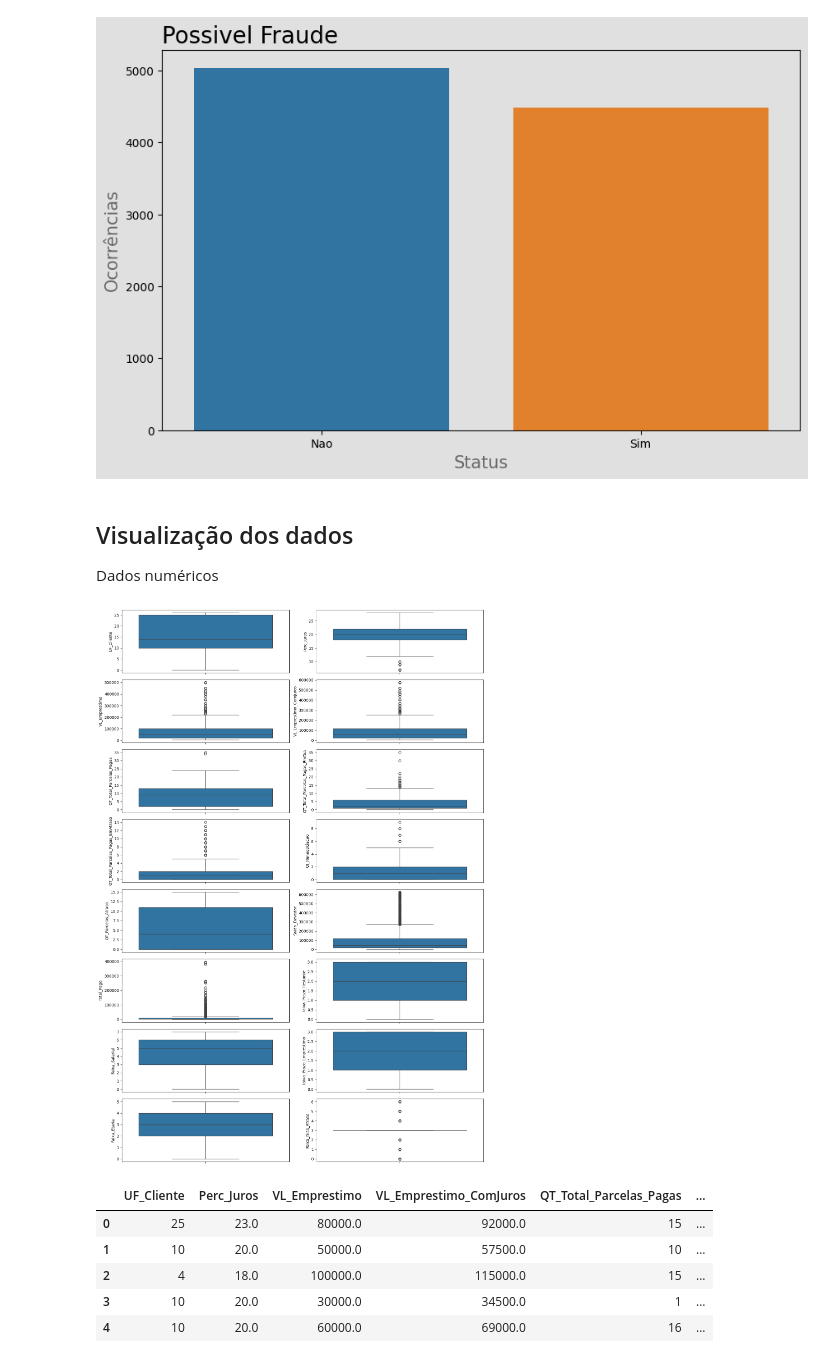
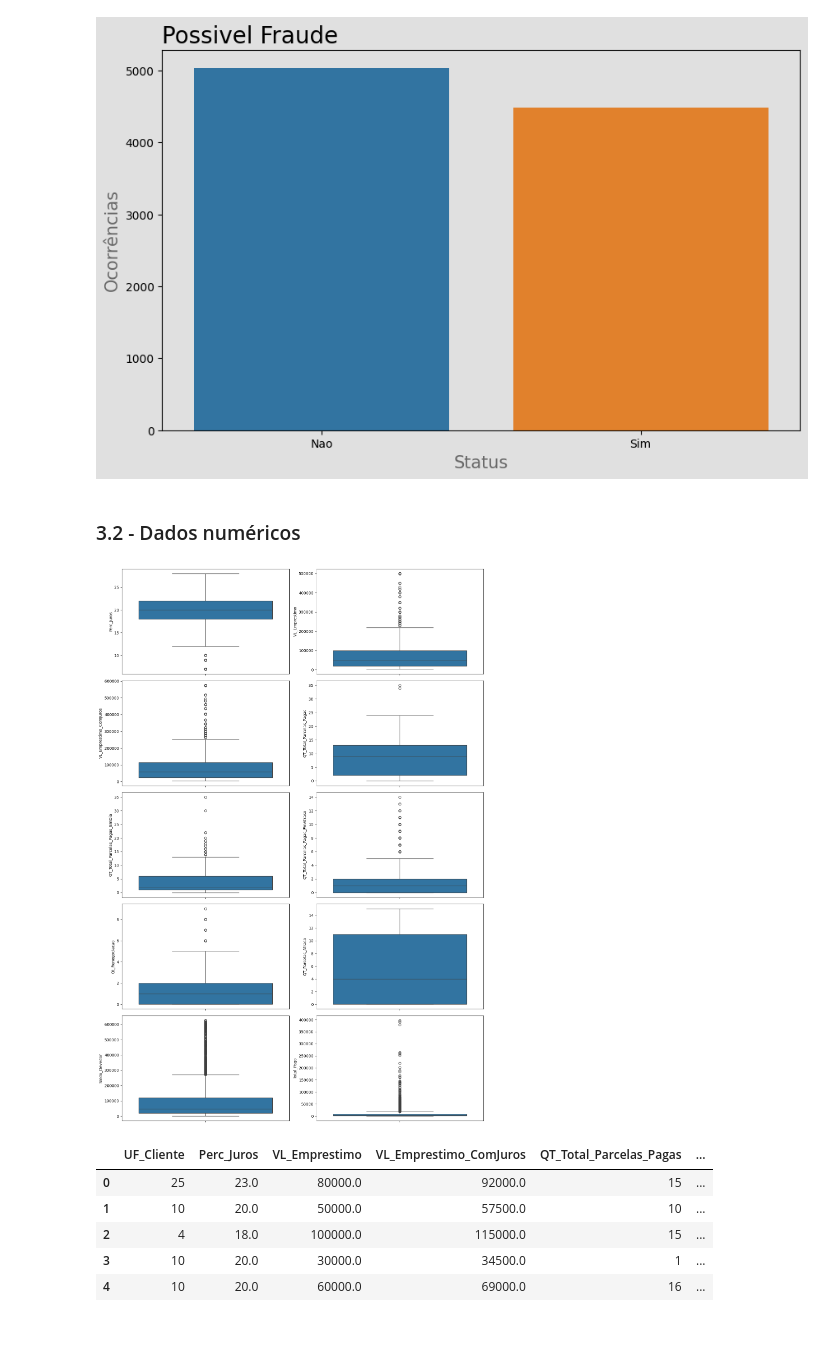
Before and after one commit to pedrocobalquini/Prevendo-Fraudes-ML, a Jupyter notebook: PrevendoFraudes.ipynb, the cells around one changed output. Drawn from its saved outputs; the diff is of its cells as text; code cells hidden in the pictures; blank space fills up the shorter version.

```diff
--- a/PrevendoFraudes.ipynb
+++ b/PrevendoFraudes.ipynb
@@ -493,9 +502,7 @@ plt.show()
 # %% [output]
 [figure]
 # %% [markdown]
-## Visualização dos dados
-
-Dados numéricos
+### 3.2 - Dados numéricos
 # %%
 variaveis_numericas = []
 for i in bd_novo.columns[0:16].tolist():
@@ -504,22 +511,22 @@ for i in bd_novo.columns[0:16].tolist():
 # %%
 # Possíveis outliers.
 
 plt.rcParams["figure.figsize"] = [14,20]
 plt.rcParams["figure.autolayout"] = True
-f, axes = plt.subplots(8, 2)
+f, axes = plt.subplots(5, 2)
 
 linha = 0
 coluna = 0
 for i in variaveis_numericas:
     sns.boxplot(data = bd_novo, y=i, ax=axes[linha][coluna])
     coluna += 1
     if coluna == 2:
         linha += 1
         coluna = 0
 
 plt.show()
 # %% [output]
-[figure, old version]
+[figure, new version]
 # %%
 # Começando o OHE
 
```
Also changed, not shown: parts of 36 cells of this notebook.
